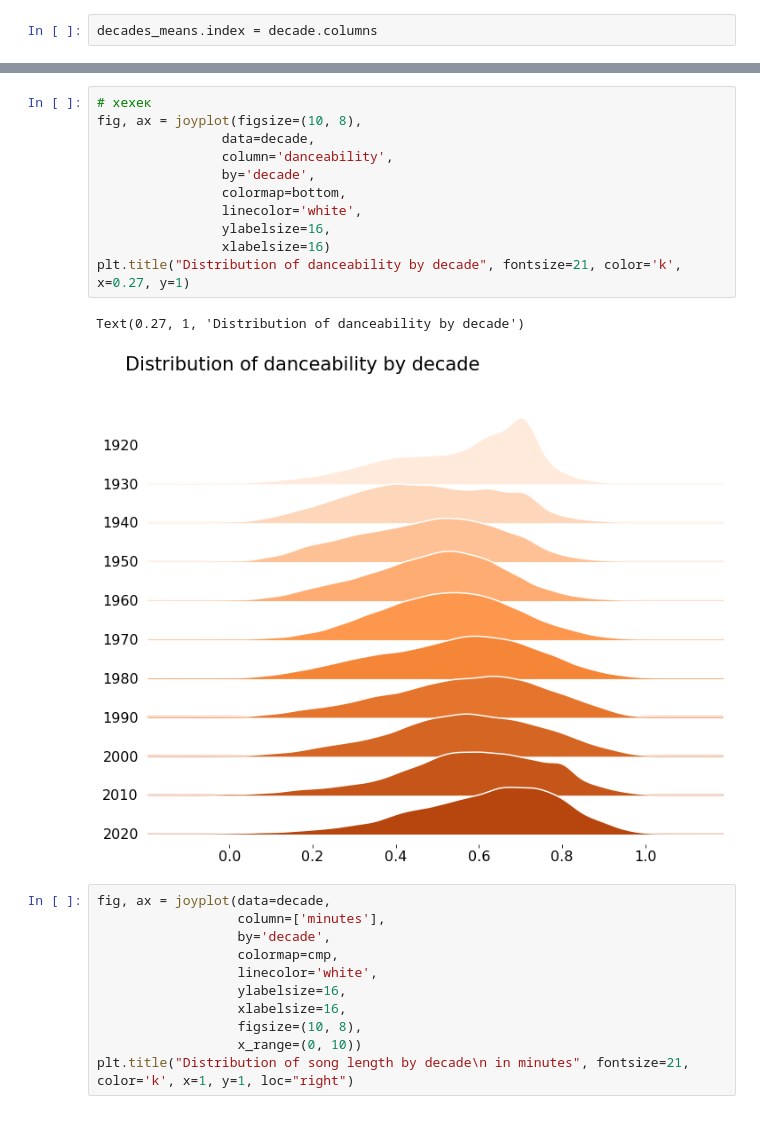
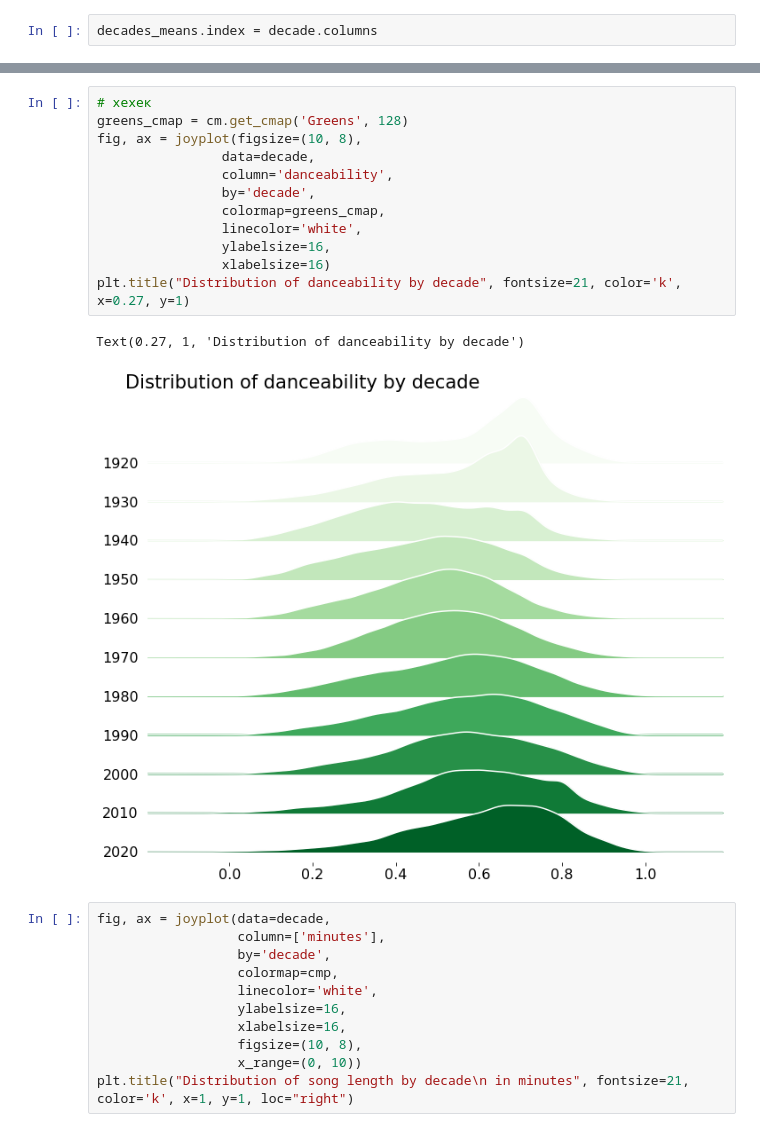
Before and after one commit to Lisstrange/Mini-examples, a Jupyter notebook: Recomendation music on Spotify Dataset.ipynb, the cells around one changed output, grey strips where cells are left out. Saved outputs shown, nothing was run; the diff lists cells and outputs as text.

```diff
--- a/Recomendation music on Spotify Dataset.ipynb
+++ b/Recomendation music on Spotify Dataset.ipynb
@@ -376,17 +384,18 @@ sns.despine(left=True)
 # %%
 # хехек
+greens_cmap = cm.get_cmap('Greens', 128)
 fig, ax = joyplot(figsize=(10, 8),
                 data=decade,
                 column='danceability',
                 by='decade',
-                colormap=bottom,
+                colormap=greens_cmap,
                 linecolor='white',
                 ylabelsize=16,
                 xlabelsize=16)
 plt.title("Distribution of danceability by decade", fontsize=21, color='k', x=0.27, y=1)
 # %% [output]
 Text(0.27, 1, 'Distribution of danceability by decade')
-[figure, old version]
+[figure, new version]
 # %%
 fig, ax = joyplot(data=decade,
                   column=['minutes'],
```
Also changed, not shown: parts of 9 cells of this notebook.
